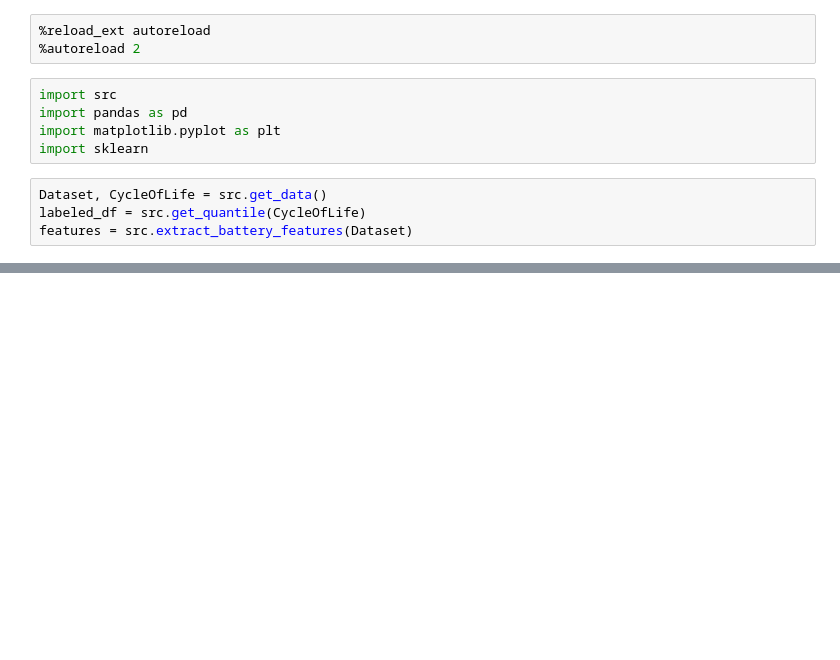
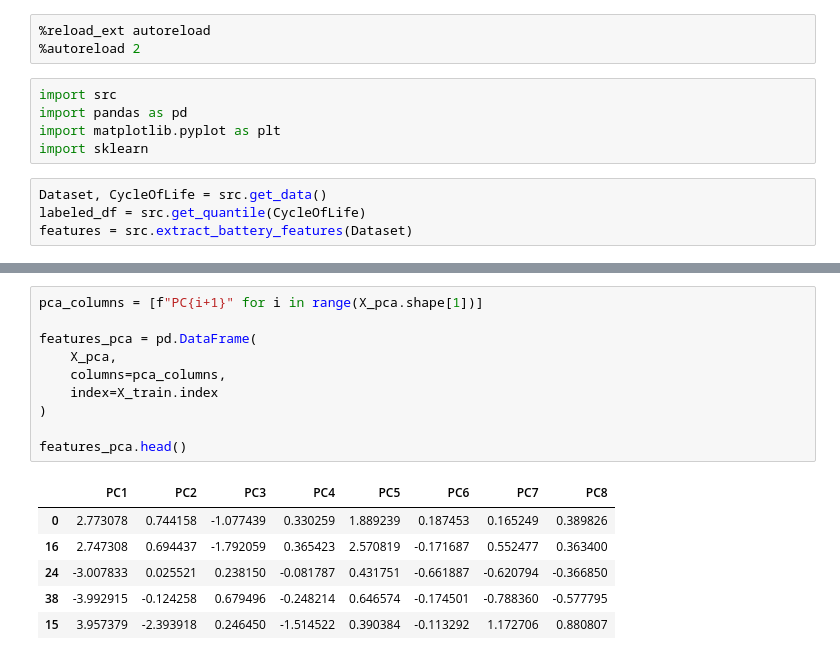
Before and after one commit to MathLR7/AI_ETEC_projects, a Jupyter notebook: test.ipynb, the cells around one changed output, grey strips where cells are left out. Cells and saved outputs as stored; diff of their text form; blank space fills up the shorter version.

```diff
--- a/test.ipynb
+++ b/test.ipynb
@@ -56,0 +64,17 @@ Name: label, dtype: str
+# %%
+pca_columns = [f"PC{i+1}" for i in range(X_pca.shape[1])]
+
+features_pca = pd.DataFrame(
+    X_pca,
+    columns=pca_columns,
+    index=X_train.index
+)
+
+features_pca.head()
+# %% [output]
+|  | PC1 | PC2 | PC3 | PC4 | PC5 | PC6 | PC7 | PC8 |
+| 0 | 2.773078 | 0.744158 | -1.077439 | 0.330259 | 1.889239 | 0.187453 | 0.165249 | 0.389826 |
+| 16 | 2.747308 | 0.694437 | -1.792059 | 0.365423 | 2.570819 | -0.171687 | 0.552477 | 0.363400 |
+| 24 | -3.007833 | 0.025521 | 0.238150 | -0.081787 | 0.431751 | -0.661887 | -0.620794 | -0.366850 |
+| 38 | -3.992915 | -0.124258 | 0.679496 | -0.248214 | 0.646574 | -0.174501 | -0.788360 | -0.577795 |
+| 15 | 3.957379 | -2.393918 | 0.246450 | -1.514522 | 0.390384 | -0.113292 | 1.172706 | 0.880807 |
```
Also changed, not shown: parts of 7 cells of this notebook.
